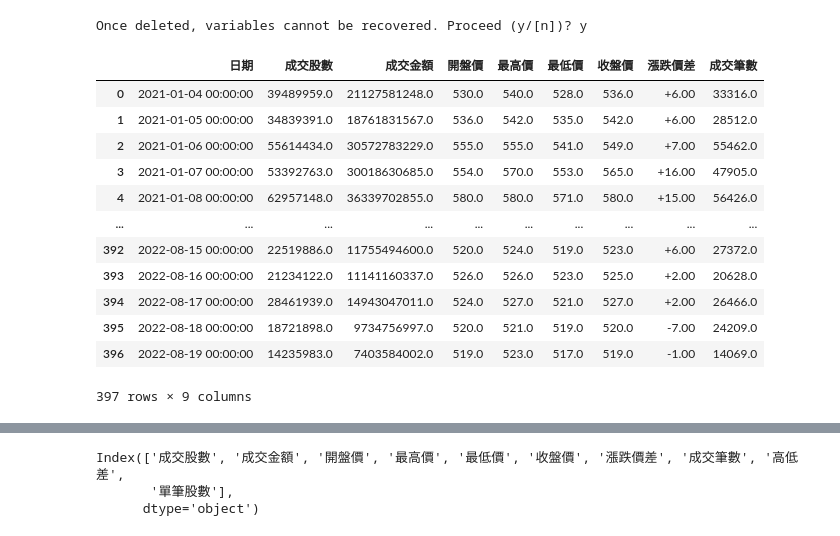
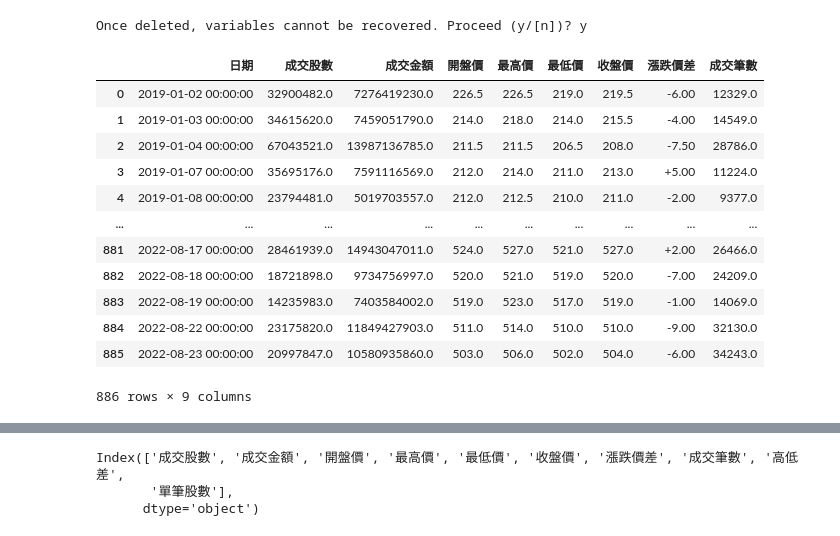
Before and after one commit to TaylorShiehUSI/Github-Colab-test, a Jupyter notebook: 20220814_2230.ipynb, the cells around one changed output, grey strips where cells are left out. Drawn from its saved outputs; the diff is of its cells as text; code cells hidden in the pictures.

```diff
--- a/20220814_2230.ipynb
+++ b/20220814_2230.ipynb
@@ -33,7 +36,7 @@ def get_tw_stock_data(start_year, start_month, end_year, end_month, stock_code):
         stock_json = res.json()
         stock_df = pd.DataFrame.from_dict(stock_json['data'])
         df = df.append(stock_df, ignore_index = True)
-
+        time.sleep(5)
     # 資料轉型
     for col in [0, 1, 2, 3, 4, 5, 6, 8]:
         for row in range(df.shape[0]):
@@ -49,26 +52,26 @@ def get_tw_stock_data(start_year, start_month, end_year, end_month, stock_code):
     return df
 # %%
 ##  input Start - End , and stock index
-stock_df = get_tw_stock_data(start_year = 2021,
+stock_df = get_tw_stock_data(start_year = 2019,
                 start_month = 1,
                 end_year = 2022,
                 end_month = 8,
                 stock_code = 2330)
 stock_df
 # %% [output]
 |  | 日期 | 成交股數 | 成交金額 | 開盤價 | 最高價 | 最低價 | 收盤價 | 漲跌價差 | 成交筆數 |
-| 0 | 2021-01-04 00:00:00 | 39489959.0 | 21127581248.0 | 530.0 | 540.0 | 528.0 | 536.0 | +6.00 | 33316.0 |
-| 1 | 2021-01-05 00:00:00 | 34839391.0 | 18761831567.0 | 536.0 | 542.0 | 535.0 | 542.0 | +6.00 | 28512.0 |
-| 2 | 2021-01-06 00:00:00 | 55614434.0 | 30572783229.0 | 555.0 | 555.0 | 541.0 | 549.0 | +7.00 | 55462.0 |
-| 3 | 2021-01-07 00:00:00 | 53392763.0 | 30018630685.0 | 554.0 | 570.0 | 553.0 | 565.0 | +16.00 | 47905.0 |
-| 4 | 2021-01-08 00:00:00 | 62957148.0 | 36339702855.0 | 580.0 | 580.0 | 571.0 | 580.0 | +15.00 | 56426.0 |
+| 0 | 2019-01-02 00:00:00 | 32900482.0 | 7276419230.0 | 226.5 | 226.5 | 219.0 | 219.5 | -6.00 | 12329.0 |
+| 1 | 2019-01-03 00:00:00 | 34615620.0 | 7459051790.0 | 214.0 | 218.0 | 214.0 | 215.5 | -4.00 | 14549.0 |
+| 2 | 2019-01-04 00:00:00 | 67043521.0 | 13987136785.0 | 211.5 | 211.5 | 206.5 | 208.0 | -7.50 | 28786.0 |
+| 3 | 2019-01-07 00:00:00 | 35695176.0 | 7591116569.0 | 212.0 | 214.0 | 211.0 | 213.0 | +5.00 | 11224.0 |
+| 4 | 2019-01-08 00:00:00 | 23794481.0 | 5019703557.0 | 212.0 | 212.5 | 210.0 | 211.0 | -2.00 | 9377.0 |
 | ... | ... | ... | ... | ... | ... | ... | ... | ... | ... |
-| 392 | 2022-08-15 00:00:00 | 22519886.0 | 11755494600.0 | 520.0 | 524.0 | 519.0 | 523.0 | +6.00 | 27372.0 |
-| 393 | 2022-08-16 00:00:00 | 21234122.0 | 11141160337.0 | 526.0 | 526.0 | 523.0 | 525.0 | +2.00 | 20628.0 |
-| 394 | 2022-08-17 00:00:00 | 28461939.0 | 14943047011.0 | 524.0 | 527.0 | 521.0 | 527.0 | +2.00 | 26466.0 |
-| 395 | 2022-08-18 00:00:00 | 18721898.0 | 9734756997.0 | 520.0 | 521.0 | 519.0 | 520.0 | -7.00 | 24209.0 |
-| 396 | 2022-08-19 00:00:00 | 14235983.0 | 7403584002.0 | 519.0 | 523.0 | 517.0 | 519.0 | -1.00 | 14069.0 |
+| 881 | 2022-08-17 00:00:00 | 28461939.0 | 14943047011.0 | 524.0 | 527.0 | 521.0 | 527.0 | +2.00 | 26466.0 |
+| 882 | 2022-08-18 00:00:00 | 18721898.0 | 9734756997.0 | 520.0 | 521.0 | 519.0 | 520.0 | -7.00 | 24209.0 |
+| 883 | 2022-08-19 00:00:00 | 14235983.0 | 7403584002.0 | 519.0 | 523.0 | 517.0 | 519.0 | -1.00 | 14069.0 |
+| 884 | 2022-08-22 00:00:00 | 23175820.0 | 11849427903.0 | 511.0 | 514.0 | 510.0 | 510.0 | -9.00 | 32130.0 |
+| 885 | 2022-08-23 00:00:00 | 20997847.0 | 10580935860.0 | 503.0 | 506.0 | 502.0 | 504.0 | -6.00 | 34243.0 |
-397 rows × 9 columns
+886 rows × 9 columns
 # %%
 ## Save 2230 stock data to CSV
 stock_df.to_csv('2230.csv',encoding='utf-8_sig')
```
Also changed, not shown: parts of 9 cells of this notebook.
